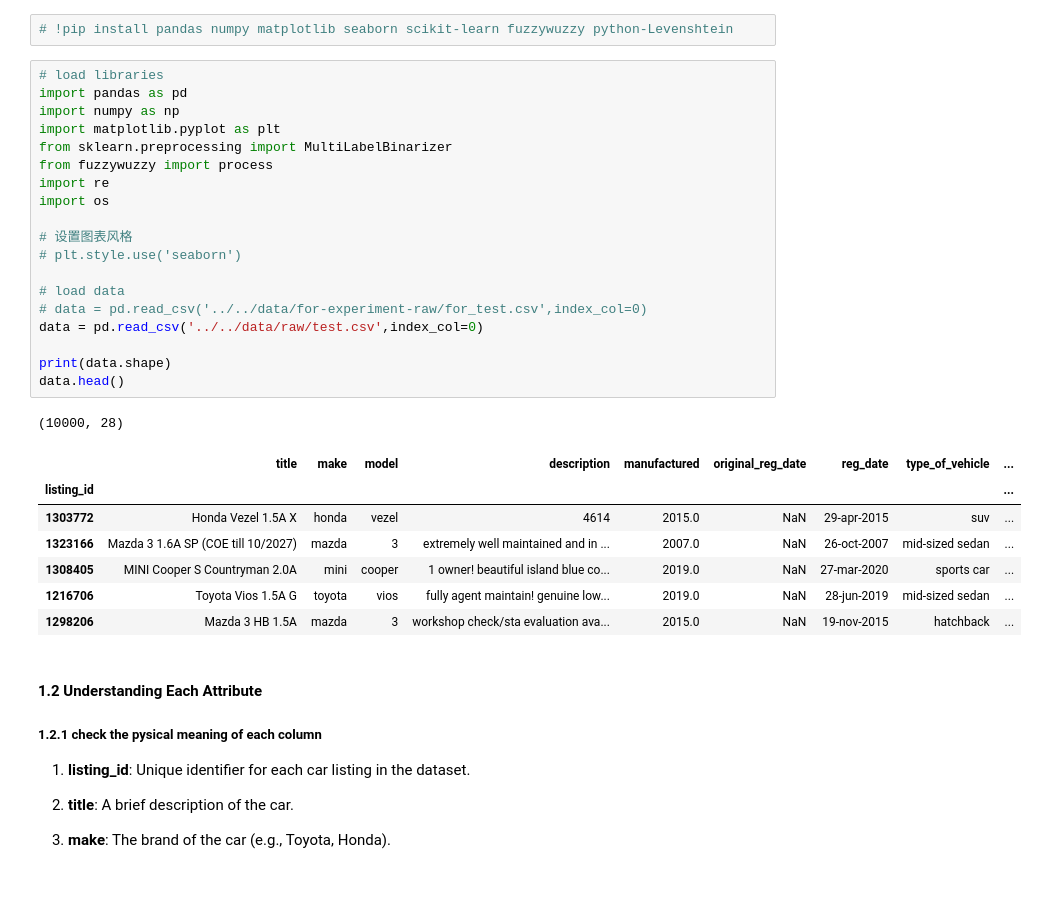
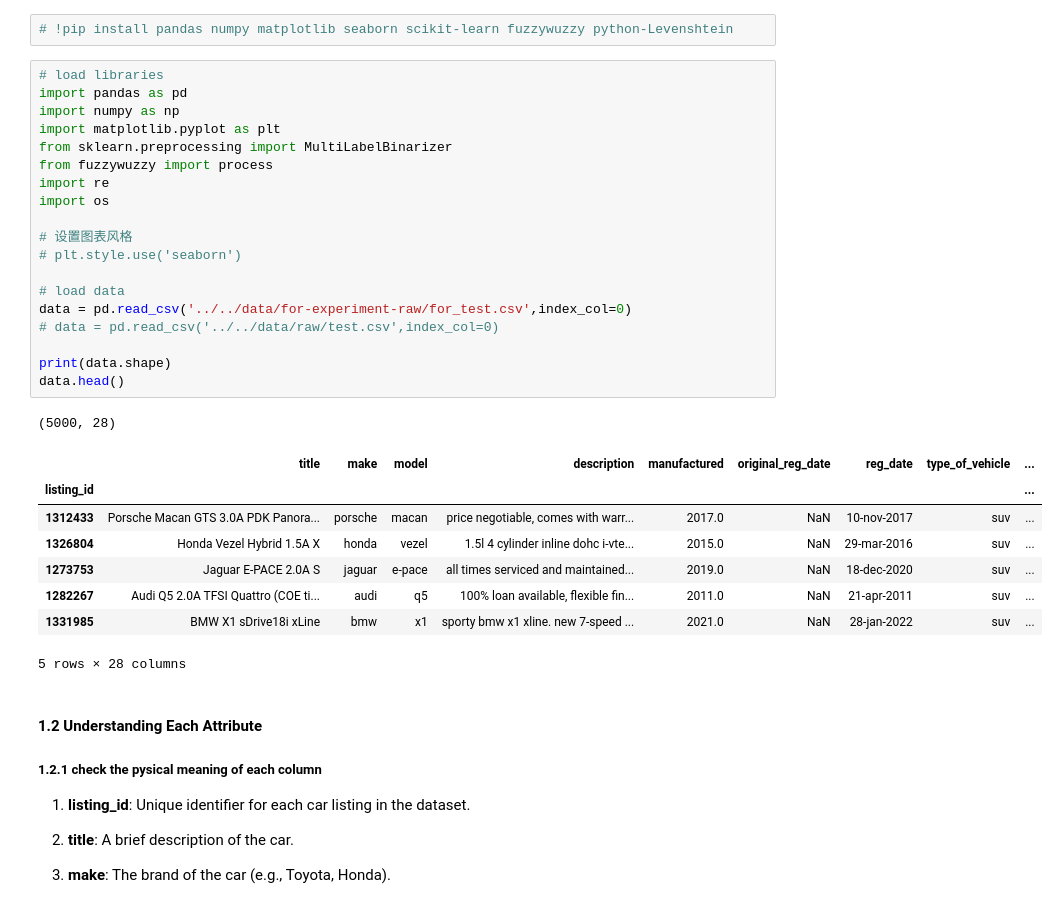
Before and after one commit to Qingbolan/nus-cs5228-group-20, a Jupyter notebook: preprocessing/2024-10-10-silan/for_test_data.ipynb, the cells around one changed output. Drawn from its saved outputs; the diff is of its cells as text.

Commit message:
Silan test (#4)
* test

* try-to-fixed-missing-version

* try-to-fixed-missing-version

* add-kmeans-for-lightgbm-training

```diff
--- a/preprocessing/2024-10-10-silan/for_test_data.ipynb
+++ b/preprocessing/2024-10-10-silan/for_test_data.ipynb
@@ -22,31 +22,32 @@ loading the dataset and examining its structure:
 # %%
 # load libraries
 import pandas as pd
 import numpy as np
 import matplotlib.pyplot as plt
 from sklearn.preprocessing import MultiLabelBinarizer
 from fuzzywuzzy import process
 import re
 import os
 
 # 设置图表风格
 # plt.style.use('seaborn')
 
 # load data
-# data = pd.read_csv('../../data/for-experiment-raw/for_test.csv',index_col=0)
-data = pd.read_csv('../../data/raw/test.csv',index_col=0)
+data = pd.read_csv('../../data/for-experiment-raw/for_test.csv',index_col=0)
+# data = pd.read_csv('../../data/raw/test.csv',index_col=0)
 
 print(data.shape)
 data.head()
 # %% [output]
-(10000, 28)
+(5000, 28)
 |  | title | make | model | description | manufactured | original_reg_date | reg_date | type_of_vehicle | ... |
 | listing_id |  |  |  |  |  |  |  |  | ... |
-| 1303772 | Honda Vezel 1.5A X | honda | vezel | 4614 | 2015.0 | NaN | 29-apr-2015 | suv | ... |
-| 1323166 | Mazda 3 1.6A SP (COE till 10/2027) | mazda | 3 | extremely well maintained and in ... | 2007.0 | NaN | 26-oct-2007 | mid-sized sedan | ... |
-| 1308405 | MINI Cooper S Countryman 2.0A | mini | cooper | 1 owner! beautiful island blue co... | 2019.0 | NaN | 27-mar-2020 | sports car | ... |
-| 1216706 | Toyota Vios 1.5A G | toyota | vios | fully agent maintain! genuine low... | 2019.0 | NaN | 28-jun-2019 | mid-sized sedan | ... |
-| 1298206 | Mazda 3 HB 1.5A | mazda | 3 | workshop check/sta evaluation ava... | 2015.0 | NaN | 19-nov-2015 | hatchback | ... |
+| 1312433 | Porsche Macan GTS 3.0A PDK Panora... | porsche | macan | price negotiable, comes with warr... | 2017.0 | NaN | 10-nov-2017 | suv | ... |
+| 1326804 | Honda Vezel Hybrid 1.5A X | honda | vezel | 1.5l 4 cylinder inline dohc i-vte... | 2015.0 | NaN | 29-mar-2016 | suv | ... |
+| 1273753 | Jaguar E-PACE 2.0A S | jaguar | e-pace | all times serviced and maintained... | 2019.0 | NaN | 18-dec-2020 | suv | ... |
+| 1282267 | Audi Q5 2.0A TFSI Quattro (COE ti... | audi | q5 | 100% loan available, flexible fin... | 2011.0 | NaN | 21-apr-2011 | suv | ... |
+| 1331985 | BMW X1 sDrive18i xLine | bmw | x1 | sporty bmw x1 xline. new 7-speed ... | 2021.0 | NaN | 28-jan-2022 | suv | ... |
+5 rows × 28 columns
 # %% [markdown]
 #### 1.2 Understanding Each Attribute
 
```
Also changed, not shown: parts of 24 cells of this notebook, 27 other files.
